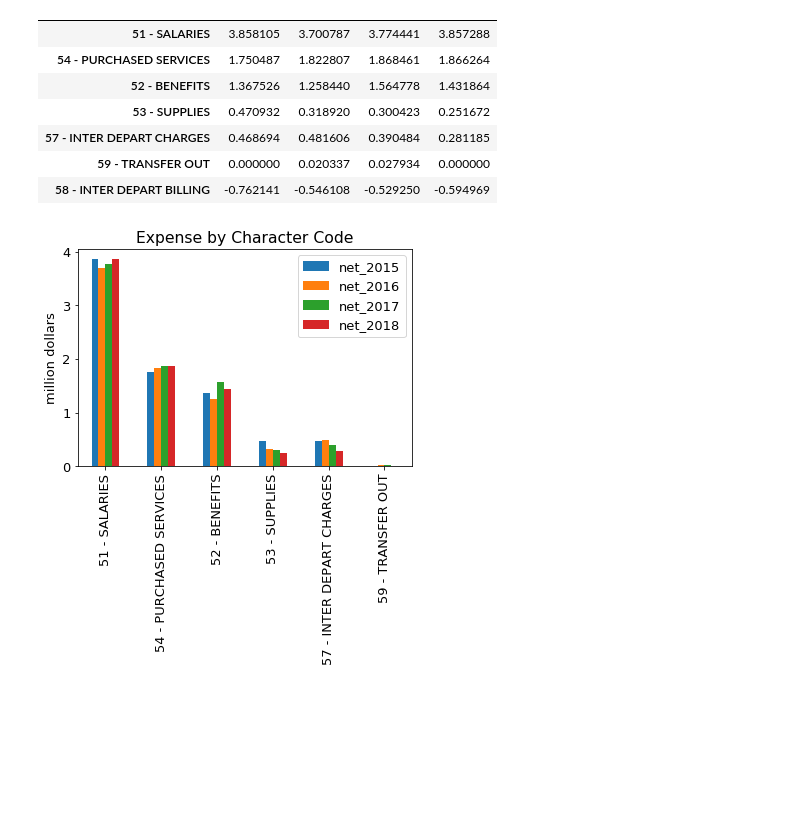
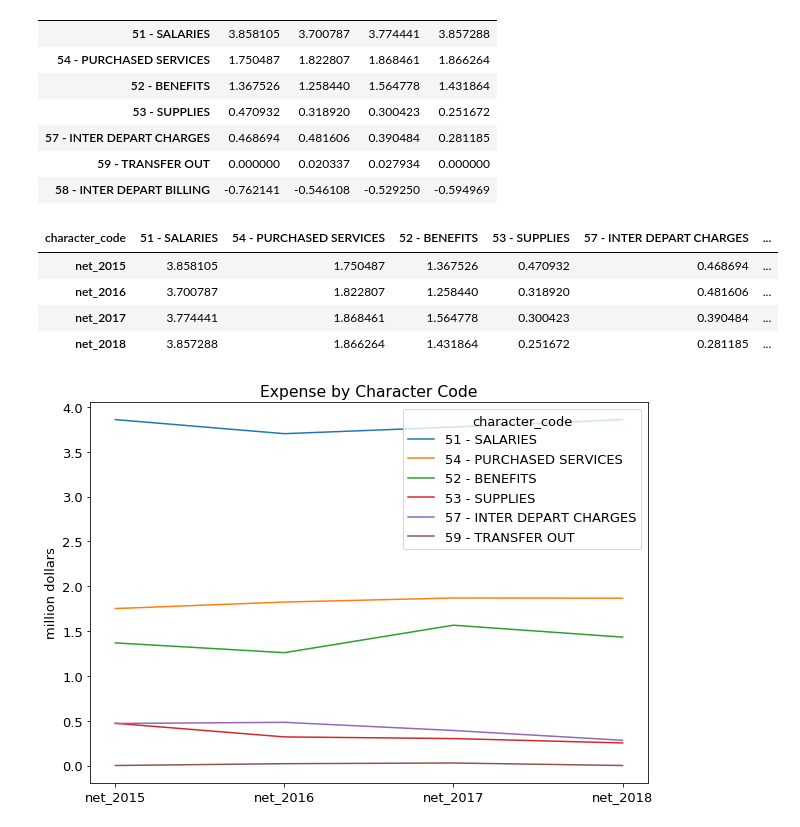
Before and after one commit to Kuku2333/s19-city-t3, a Jupyter notebook: yuankun.ipynb, the cells around one changed output. Drawn from its saved outputs; the diff is of its cells as text; code cells hidden in the pictures; blank space fills up the shorter version.

```diff
--- a/yuankun.ipynb
+++ b/yuankun.ipynb
@@ -257,10 +252,19 @@ pd_te_exp
 | 58 - INTER DEPART BILLING | -0.762141 | -0.546108 | -0.529250 | -0.594969 |
 # %%
 pd_te_exp = pd_te_exp.drop('58 - INTER DEPART BILLING')
+pd_te_exp = pd_te_exp.T
+pd_te_exp
+# %% [output]
+| character_code | 51 - SALARIES | 54 - PURCHASED SERVICES | 52 - BENEFITS | 53 - SUPPLIES | 57 - INTER DEPART CHARGES | ... |
+| net_2015 | 3.858105 | 1.750487 | 1.367526 | 0.470932 | 0.468694 | ... |
+| net_2016 | 3.700787 | 1.822807 | 1.258440 | 0.318920 | 0.481606 | ... |
+| net_2017 | 3.774441 | 1.868461 | 1.564778 | 0.300423 | 0.390484 | ... |
+| net_2018 | 3.857288 | 1.866264 | 1.431864 | 0.251672 | 0.281185 | ... |
 # %%
-ax = pd_te_exp.plot.bar(title='Expense by Character Code')
-ax.set_xlabel('')
+ax = pd_te_exp.plot.line(title='Expense by Character Code', figsize=(10,7))
+ax.set_xticks([0,1,2,3])
+ax.set_xticklabels(pd_te_exp.index)
 ax.set_ylabel('million dollars')
 None
 # %% [output]
-[figure, old version]
+[figure, new version]
```
Also changed, not shown: parts of 5 cells of this notebook.
